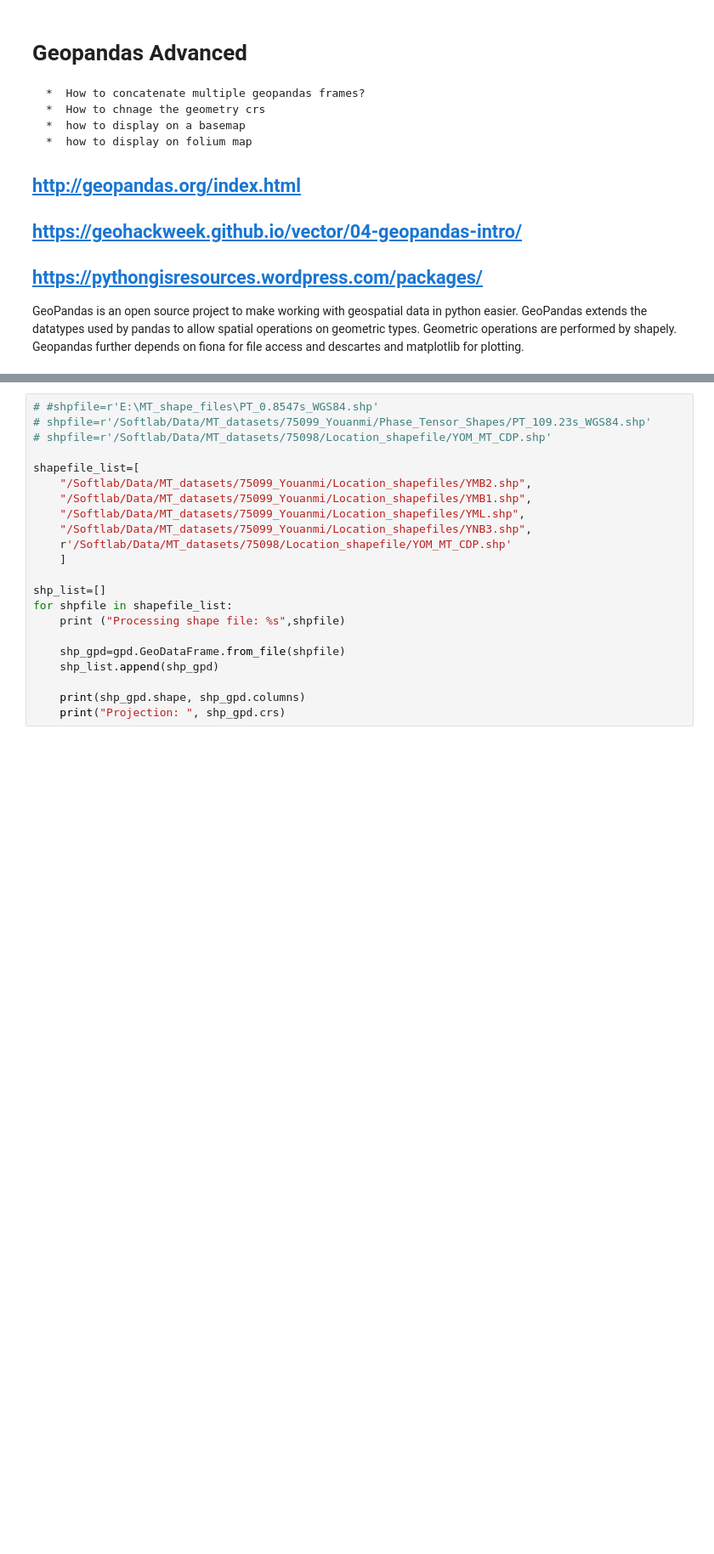
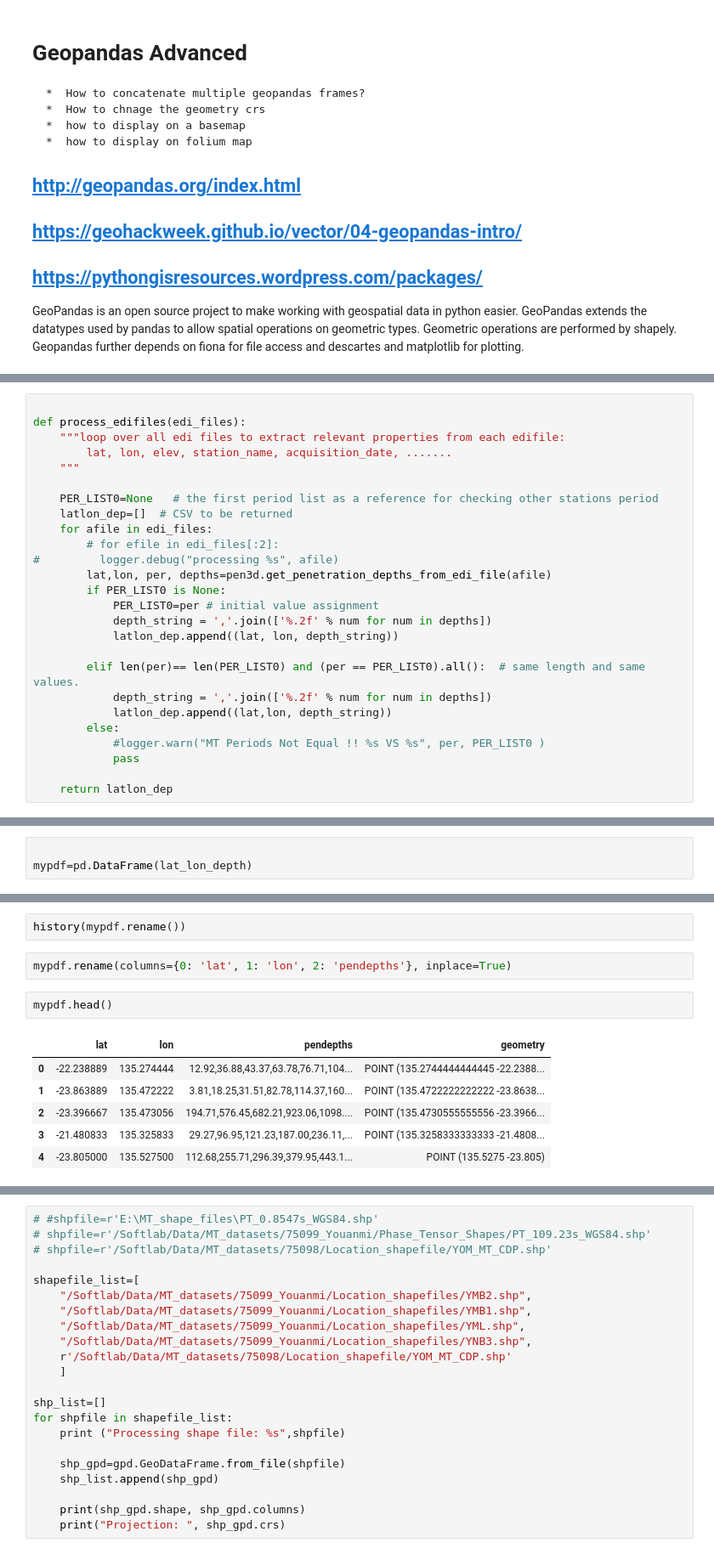
Before and after one commit to MTgeophysics/mtpy, a Jupyter notebook: examples/notebooks/geopandas_MT_survey_sites.ipynb, the cells around one changed output, grey strips where cells are left out. Shown at 85% size. Cells and saved outputs as stored; diff of their text form; blank space fills up the shorter version.

```diff
--- a/examples/notebooks/geopandas_MT_survey_sites.ipynb
+++ b/examples/notebooks/geopandas_MT_survey_sites.ipynb
@@ -30,0 +56,26 @@ mpl.rcParams['figure.figsize']=[30,10]
+# %%
+
+def process_edifiles(edi_files):
+    """loop over all edi files to extract relevant properties from each edifile:
+        lat, lon, elev, station_name, acquisition_date, .......
+    """
+
+    PER_LIST0=None   # the first period list as a reference for checking other stations period
+    latlon_dep=[]  # CSV to be returned
+    for afile in edi_files:
+        # for efile in edi_files[:2]:
+#         logger.debug("processing %s", afile)
+        lat,lon, per, depths=pen3d.get_penetration_depths_from_edi_file(afile)
+        if PER_LIST0 is None:
+            PER_LIST0=per # initial value assignment
+            depth_string = ','.join(['%.2f' % num for num in depths])
+            latlon_dep.append((lat, lon, depth_string))
+
+        elif len(per)== len(PER_LIST0) and (per == PER_LIST0).all():  # same length and same values.
+            depth_string = ','.join(['%.2f' % num for num in depths])
+            latlon_dep.append((lat,lon, depth_string))
+        else:
+            #logger.warn("MT Periods Not Equal !! %s VS %s", per, PER_LIST0 )
+            pass
+
+    return latlon_dep
@@ -30,0 +110,3 @@ mpl.rcParams['figure.figsize']=[30,10]
+# %%
+
+mypdf=pd.DataFrame(lat_lon_depth)
@@ -30,0 +122,13 @@ mpl.rcParams['figure.figsize']=[30,10]
+# %%
+history(mypdf.rename())
+# %%
+mypdf.rename(columns={0: 'lat', 1: 'lon', 2: 'pendepths'}, inplace=True)
+# %%
+mypdf.head()
+# %% [output]
+|  | lat | lon | pendepths | geometry |
+| 0 | -22.238889 | 135.274444 | 12.92,36.88,43.37,63.78,76.71,104... | POINT (135.2744444444445 -22.2388... |
+| 1 | -23.863889 | 135.472222 | 3.81,18.25,31.51,82.78,114.37,160... | POINT (135.4722222222222 -23.8638... |
+| 2 | -23.396667 | 135.473056 | 194.71,576.45,682.21,923.06,1098.... | POINT (135.4730555555556 -23.3966... |
+| 3 | -21.480833 | 135.325833 | 29.27,96.95,121.23,187.00,236.11,... | POINT (135.3258333333333 -21.4808... |
+| 4 | -23.805000 | 135.527500 | 112.68,255.71,296.39,379.95,443.1... | POINT (135.5275 -23.805) |
```
Also changed, not shown: parts of 14 cells of this notebook, 2 other files.
